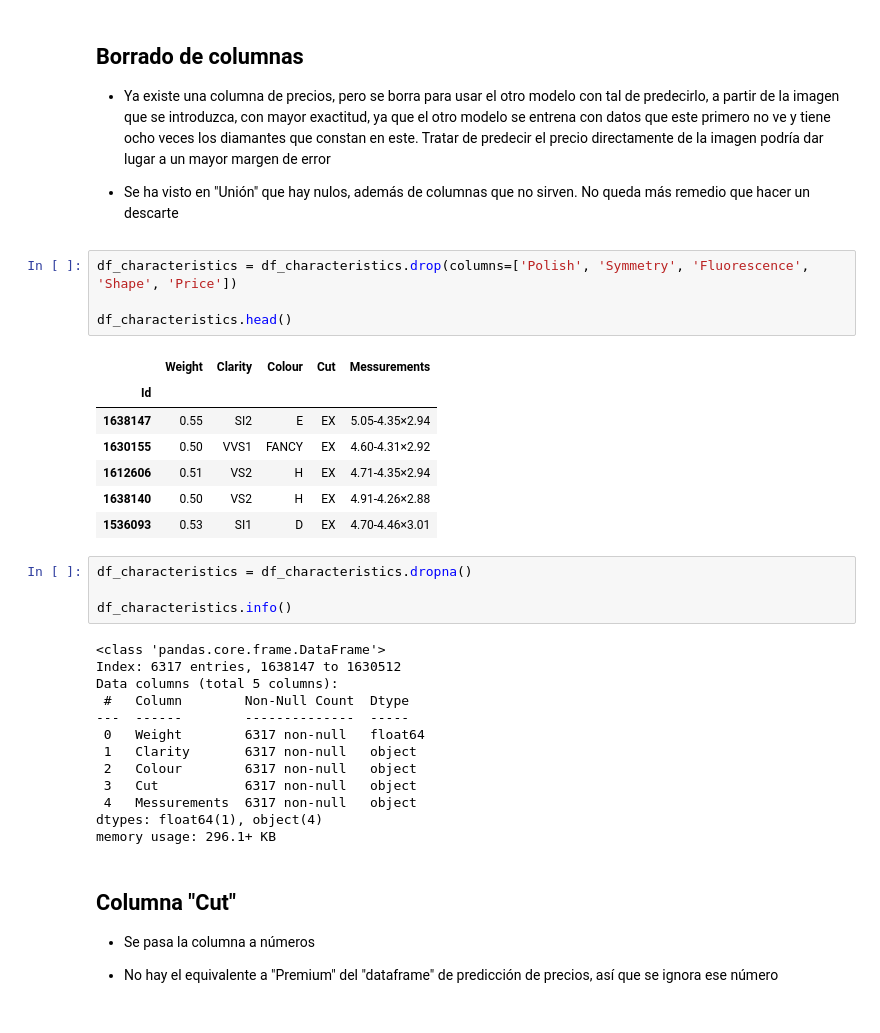
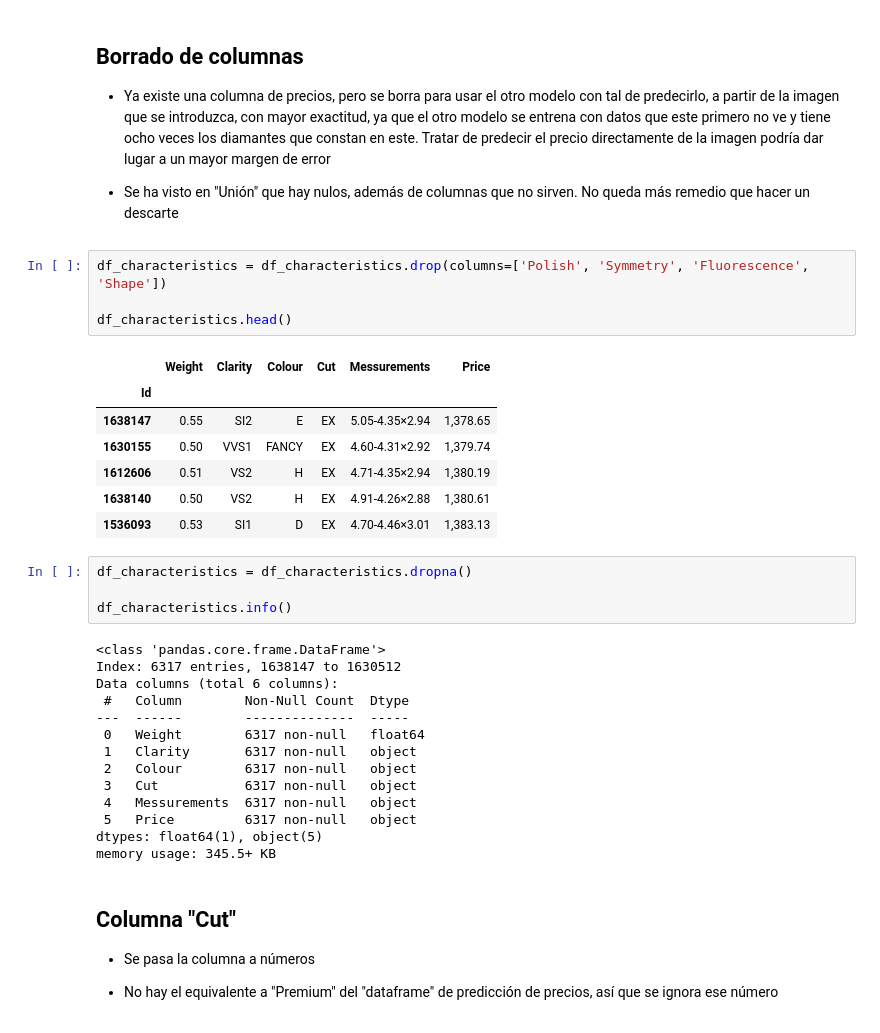
Before and after one commit to RogerPerello/Machine_learning-diamonds, a Jupyter notebook: src/notebooks/project/4.images_data_processing.ipynb, the cells around one changed output. Drawn from its saved outputs; the diff is of its cells as text.

```diff
--- a/src/notebooks/project/4.images_data_processing.ipynb
+++ b/src/notebooks/project/4.images_data_processing.ipynb
@@ -105,17 +105,17 @@ df_characteristics.head()
 
 - Se ha visto en "Unión" que hay nulos, además de columnas que no sirven. No queda más remedio que hacer un descarte
 # %%
-df_characteristics = df_characteristics.drop(columns=['Polish', 'Symmetry', 'Fluorescence', 'Shape', 'Price'])
+df_characteristics = df_characteristics.drop(columns=['Polish', 'Symmetry', 'Fluorescence', 'Shape'])
 
 df_characteristics.head()
 # %% [output]
-|  | Weight | Clarity | Colour | Cut | Messurements |
-| Id |  |  |  |  |  |
-| 1638147 | 0.55 | SI2 | E | EX | 5.05-4.35×2.94 |
-| 1630155 | 0.50 | VVS1 | FANCY | EX | 4.60-4.31×2.92 |
-| 1612606 | 0.51 | VS2 | H | EX | 4.71-4.35×2.94 |
-| 1638140 | 0.50 | VS2 | H | EX | 4.91-4.26×2.88 |
-| 1536093 | 0.53 | SI1 | D | EX | 4.70-4.46×3.01 |
+|  | Weight | Clarity | Colour | Cut | Messurements | Price |
+| Id |  |  |  |  |  |  |
+| 1638147 | 0.55 | SI2 | E | EX | 5.05-4.35×2.94 | 1,378.65 |
+| 1630155 | 0.50 | VVS1 | FANCY | EX | 4.60-4.31×2.92 | 1,379.74 |
+| 1612606 | 0.51 | VS2 | H | EX | 4.71-4.35×2.94 | 1,380.19 |
+| 1638140 | 0.50 | VS2 | H | EX | 4.91-4.26×2.88 | 1,380.61 |
+| 1536093 | 0.53 | SI1 | D | EX | 4.70-4.46×3.01 | 1,383.13 |
 # %%
 df_characteristics = df_characteristics.dropna()
 
@@ -123,7 +123,7 @@ df_characteristics.info()
 # %% [output]
 <class 'pandas.core.frame.DataFrame'>
 Index: 6317 entries, 1638147 to 1630512
-Data columns (total 5 columns):
+Data columns (total 6 columns):
  #   Column        Non-Null Count  Dtype
 ---  ------        --------------  -----
  0   Weight        6317 non-null   float64
@@ -131,8 +131,9 @@ Data columns (total 5 columns):
  2   Colour        6317 non-null   object
  3   Cut           6317 non-null   object
  4   Messurements  6317 non-null   object
-dtypes: float64(1), object(4)
-memory usage: 296.1+ KB
+ 5   Price         6317 non-null   object
+dtypes: float64(1), object(5)
+memory usage: 345.5+ KB
 # %% [markdown]
 ## Columna "Cut"
 
```
Also changed, not shown: parts of 6 cells of this notebook, 15 other files.
